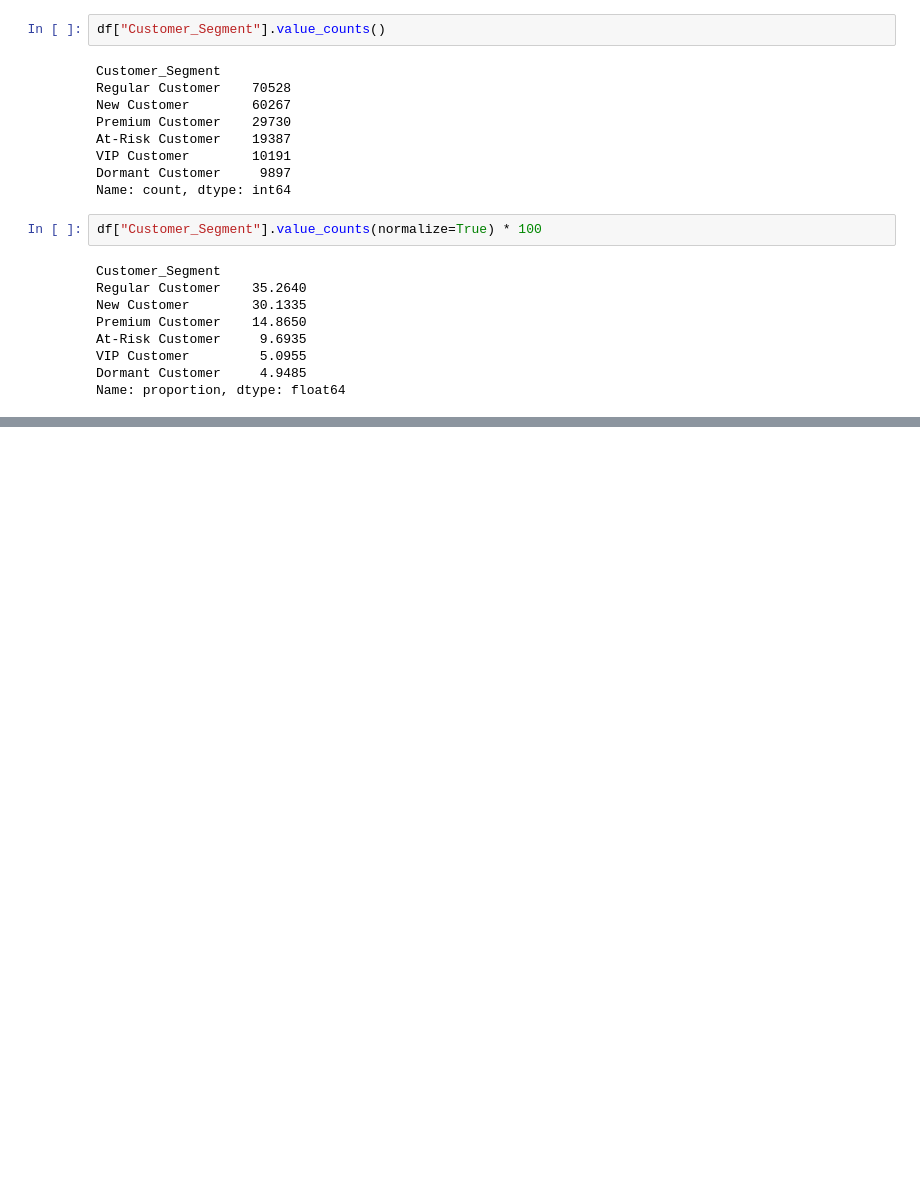
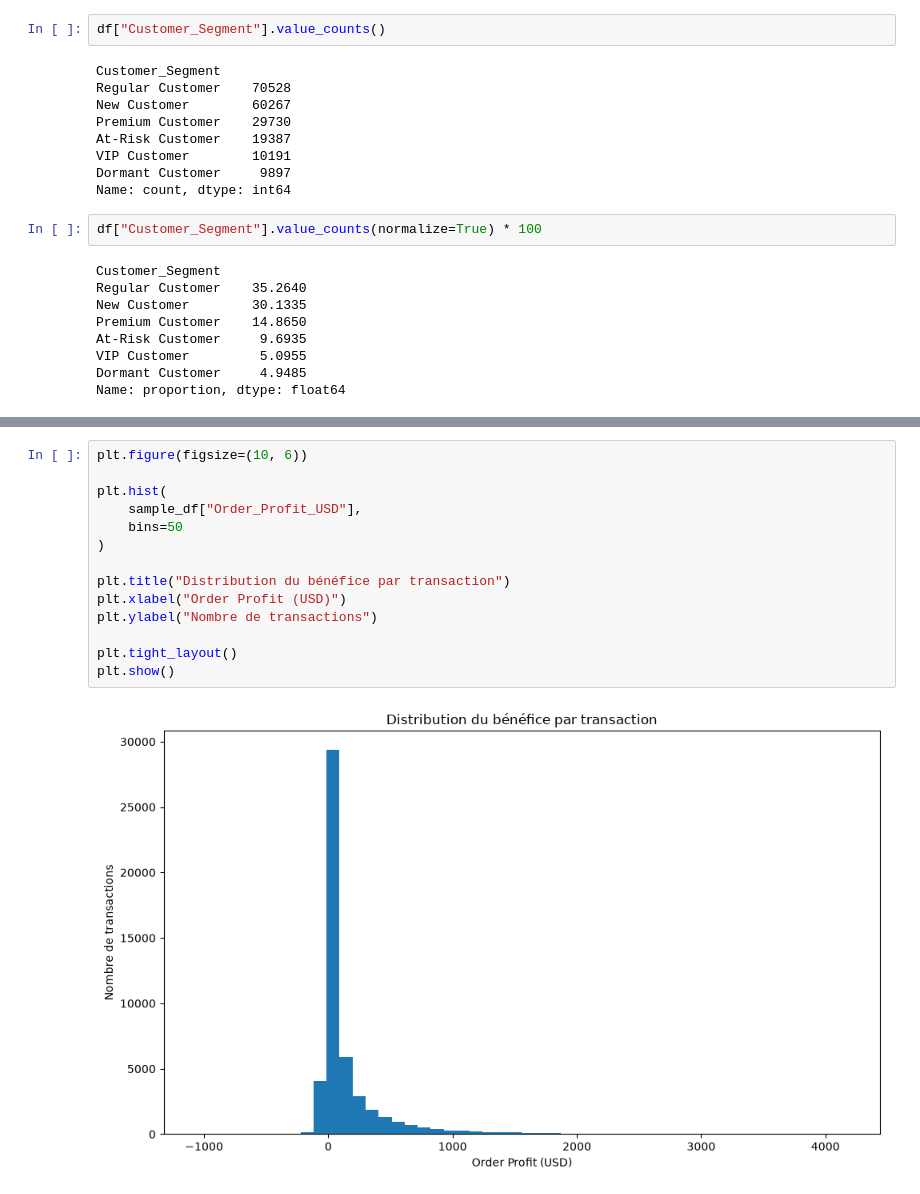
Before and after one commit to birouaineismail/ecommerce-data-visualization, a Jupyter notebook: notebook/ecommerce_analysis.ipynb, the cells around one changed output, grey strips where cells are left out. Saved outputs shown, nothing was run; the diff lists cells and outputs as text; blank space fills up the shorter version.

```diff
--- a/notebook/ecommerce_analysis.ipynb
+++ b/notebook/ecommerce_analysis.ipynb
@@ -226,0 +420,16 @@ Name: proportion, dtype: float64
+# %%
+plt.figure(figsize=(10, 6))
+
+plt.hist(
+    sample_df["Order_Profit_USD"],
+    bins=50
+)
+
+plt.title("Distribution du bénéfice par transaction")
+plt.xlabel("Order Profit (USD)")
+plt.ylabel("Nombre de transactions")
+
+plt.tight_layout()
+plt.show()
+# %% [output]
+[figure, added]
```
Also changed, not shown: parts of 60 cells of this notebook, 2 other files.
